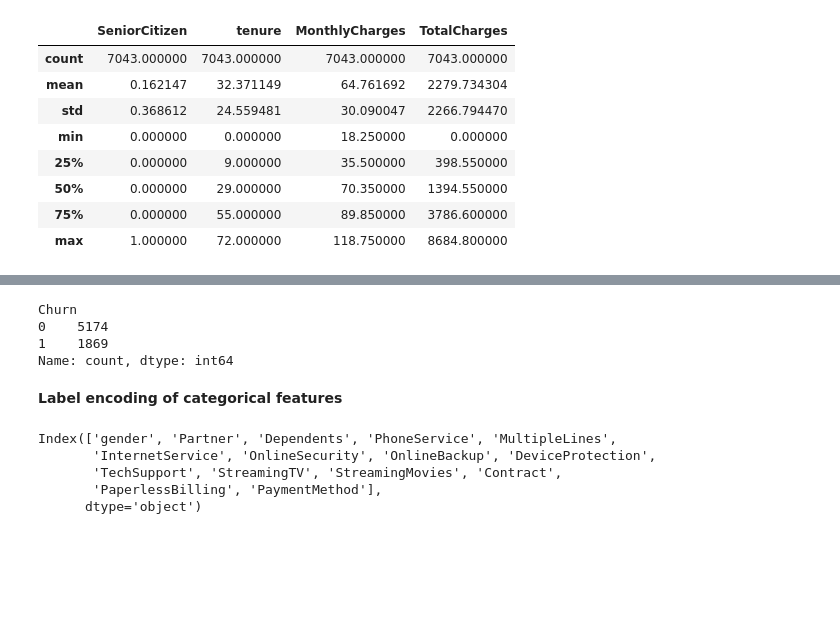
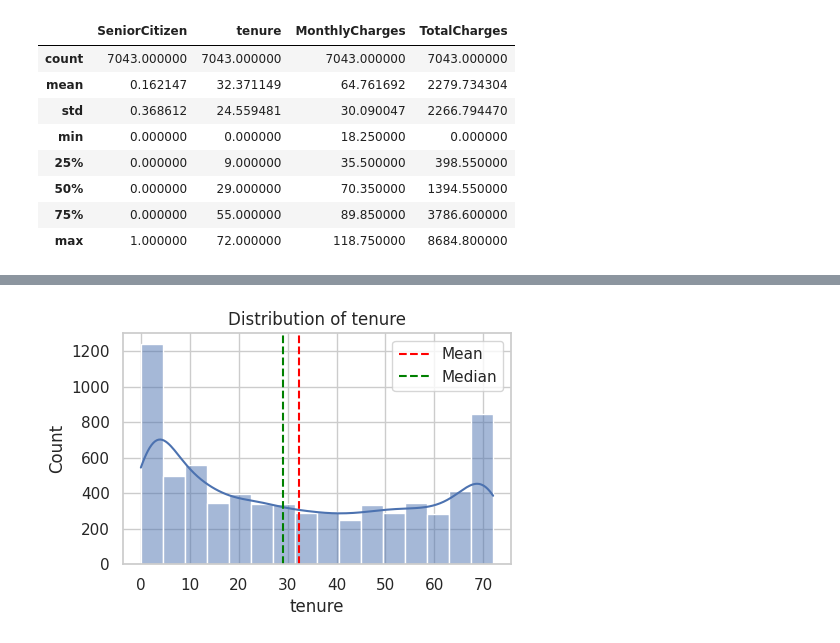
Before and after one commit to sanuli2008/Comparing-Tesla-and-GameStop-Stock-Prices-vs-Revenue-Analysis, a Jupyter notebook: 2425615.ipynb, the cells around one changed output, grey strips where cells are left out. Saved outputs shown, nothing was run; the diff lists cells and outputs as text; code cells hidden in the pictures; blank space fills up the shorter version.

```diff
--- a/2425615.ipynb
+++ b/2425615.ipynb
@@ -104 +161,8 @@ df["TotalCharges"] = df["TotalCharges"].astype(float)
+# %%
+# 1. Create a copy to avoid SettingWithCopy warnings
+df_clean = df.copy()
+# %%
+# 2. Handle 'TotalCharges' (Convert empty strings to NaN)
+df_clean['TotalCharges'] = df_clean['TotalCharges'].replace(' ', np.nan)
+df_clean['TotalCharges'] = pd.to_numeric(df_clean['TotalCharges'], errors='coerce')
 # %%
@@ -124,3 +178,0 @@ memory usage: 1.1+ MB
-# %%
-#dropping customerId since it is not required for modelling
-df = df.drop(columns=["customerID"])
@@ -134,0 +179,5 @@ Name: count, dtype: int64
+# %%
+# 3. Impute missing TotalCharges logically (Monthly * Tenure)
+mask = df_clean['TotalCharges'].isna()
+print(f"Imputing {mask.sum()} missing TotalCharges values...")
+df_clean.loc[mask, 'TotalCharges'] = df_clean.loc[mask, 'MonthlyCharges'] * df_clean.loc[mask, 'tenure']
@@ -248,9 +235,0 @@ df["Churn"] = df["Churn"].replace({"Yes":1,"No":0})
-# %%
-print(df["Churn"].value_counts())
-# %% [output]
-Churn
-0    5174
-1    1869
-Name: count, dtype: int64
-# %% [markdown]
-**Label encoding of categorical features**
@@ -260,8 +235,0 @@ object_columns = df.select_dtypes(include="object").columns
-# %%
-print(object_columns)
-# %% [output]
-Index(['gender', 'Partner', 'Dependents', 'PhoneService', 'MultipleLines',
-       'InternetService', 'OnlineSecurity', 'OnlineBackup', 'DeviceProtection',
-       'TechSupport', 'StreamingTV', 'StreamingMovies', 'Contract',
-       'PaperlessBilling', 'PaymentMethod'],
-      dtype='object')
@@ -290,0 +236,4 @@ with open("encoders.pkl","wb") as f: #Ensures you can reuse the exact encoders l
+# %%
+plot_histogram(df_clean,"tenure")
+# %% [output]
+[figure, added]
```
Also changed, not shown: parts of 131 cells of this notebook.
